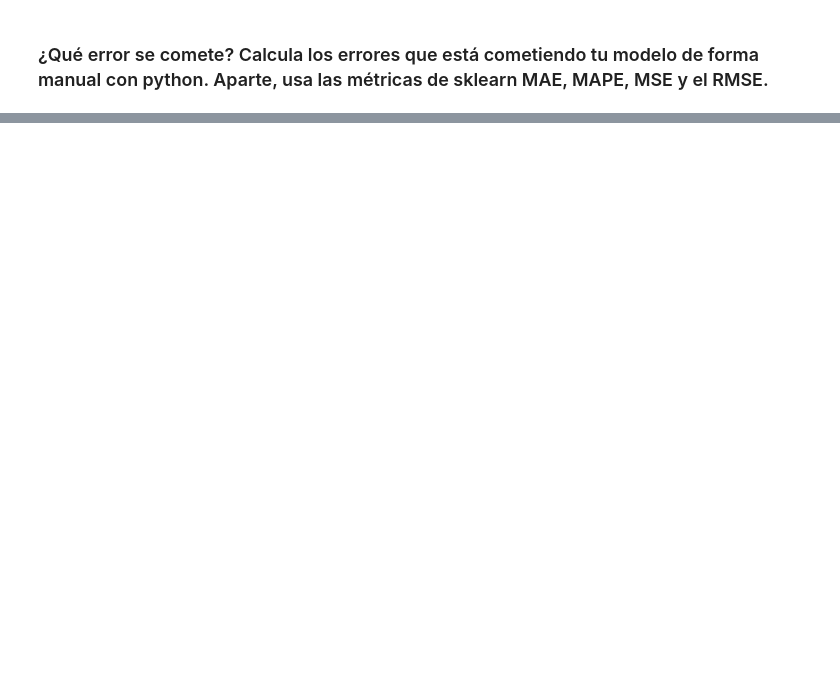
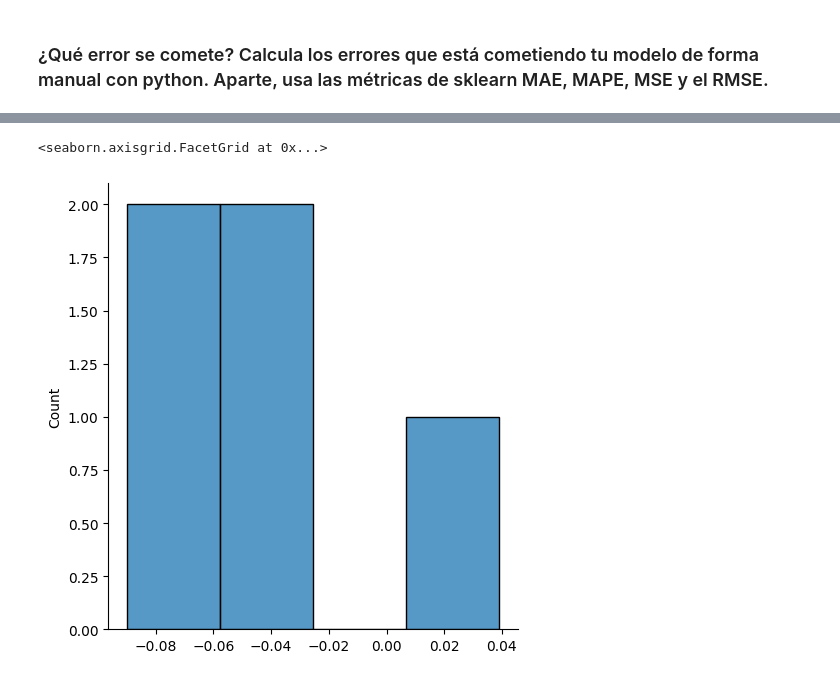
Before and after one commit to CPasData/2603_ds_ft_thebridge_Carlos, a Jupyter notebook: 3-Machine Learning/1-Supervisado/1-Regression/1-Linear_Regression/ejercicios/1 Height.ipynb, the cells around one changed output, grey strips where cells are left out. Saved outputs shown, nothing was run; the diff lists cells and outputs as text; code cells hidden in the pictures; blank space fills up the shorter version.

```diff
--- a/3-Machine Learning/1-Supervisado/1-Regression/1-Linear_Regression/ejercicios/1 Height.ipynb
+++ b/3-Machine Learning/1-Supervisado/1-Regression/1-Linear_Regression/ejercicios/1 Height.ipynb
@@ -196,0 +156,3 @@ r2_score -1.0398087196617292
+# %%
+y_pred = lr.predict(X_test)
+y_pred
@@ -196,0 +231,7 @@ r2_score -1.0398087196617292
+# %%
+df_eval = pd.DataFrame(X_test)
+df_eval['prediccion'] = y_pred
+df_eval['valor_real'] = y_test
+df_eval['error'] = abs(df_eval['valor_real'] - df_eval['prediccion'])
+df_eval['error_cuad'] = df_eval['error'] ** 2
+df_eval
@@ -196,0 +245,5 @@ r2_score -1.0398087196617292
+# %%
+sns.displot(df_eval['prediccion'] - df_eval['valor_real'])
+# %% [output]
+<seaborn.axisgrid.FacetGrid at 0x...>
+[figure, added]
```
Also changed, not shown: parts of 46 cells of this notebook, 1 other file.
